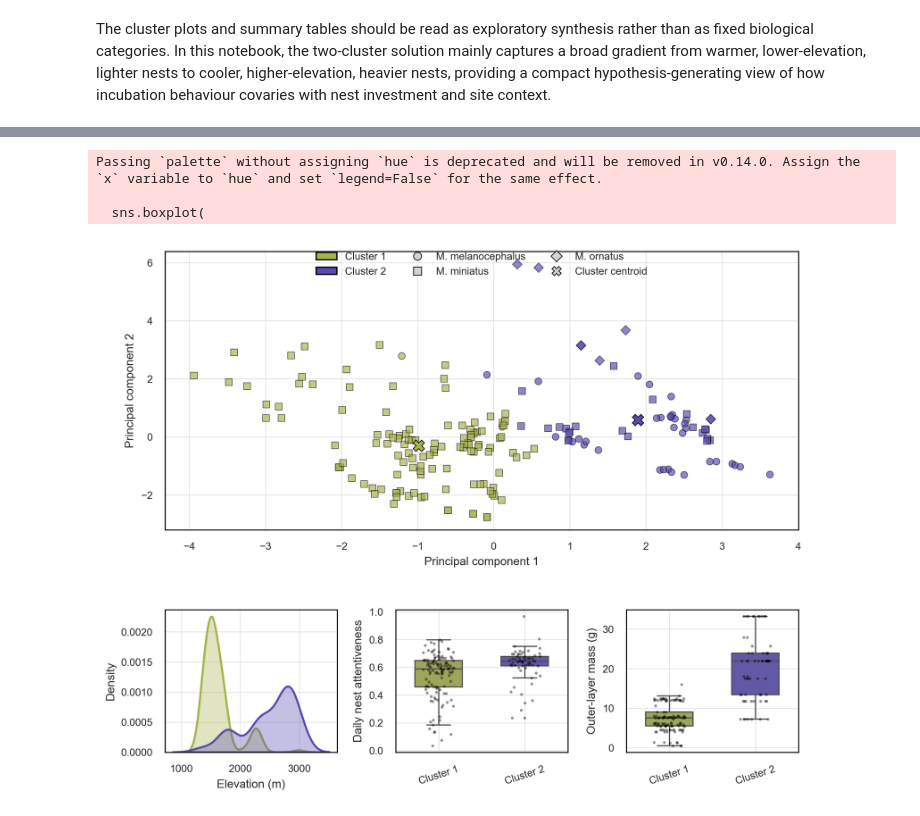
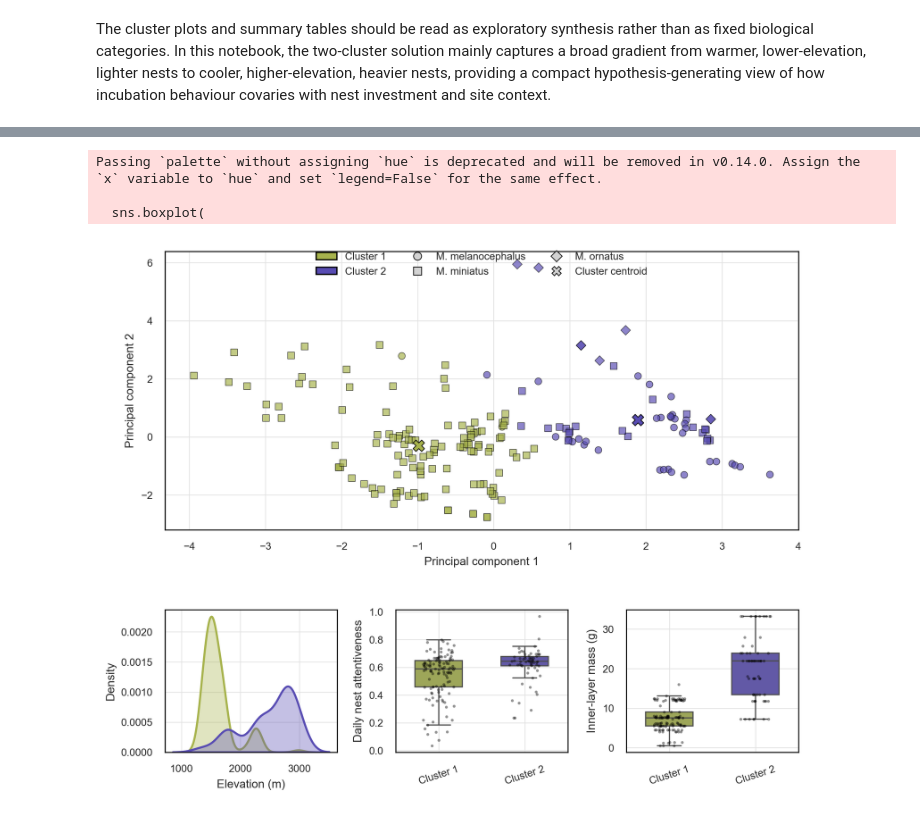
Before and after one commit to jorgelizarazo94/Myiborus_nests, a Jupyter notebook: Supplementary_2.ipynb, the cells around one changed output, grey strips where cells are left out. Saved outputs shown, nothing was run; the diff lists cells and outputs as text; code cells hidden in the pictures.

```diff
--- a/Supplementary_2.ipynb
+++ b/Supplementary_2.ipynb
@@ -2738,32 +2738,32 @@ sns.boxplot(
     data=df_plot,
     x="cluster_label",
     y="Capa_1_g",
     order=[cluster_labels[c] for c in cluster_order],
     palette={cluster_labels[c]: cluster_palette[c] for c in cluster_order},
     width=0.55,
     showfliers=False,
     linewidth=0.9,
     ax=ax_capa,
 )
 sns.stripplot(data=df_plot, x="cluster_label", y="Capa_1_g", order=[cluster_labels[c] for c in cluster_order], color="black", size=2.2, alpha=0.42, jitter=0.18, ax=ax_capa)
 ax_capa.set_xlabel("")
-ax_capa.set_ylabel("Outer-layer mass (g)", fontsize=label_fontsize)
+ax_capa.set_ylabel("Inner-layer mass (g)", fontsize=label_fontsize)
 ax_capa.text(0.04, 0.94, "", transform=ax_capa.transAxes, fontsize=panel_fontsize, fontweight="bold", va="top")
 
 for ax in [ax_pca, ax_hist, ax_att, ax_capa]:
     ax.tick_params(axis="both", labelsize=tick_fontsize)
     ax.grid(True, color=grid_color, linewidth=0.6)
     for spine in ax.spines.values():
         spine.set_color("black")
         spine.set_linewidth(0.8)
 
 for ax in [ax_att, ax_capa]:
     ax.tick_params(axis="x", rotation=18)
 
 plt.savefig("Figures/cluster_pca_elevation_attentiveness_capa1_combined.png", dpi=300, facecolor=paper_facecolor, bbox_inches="tight")
 plt.show()
 # %% [output]
 Passing `palette` without assigning `hue` is deprecated and will be removed in v0.14.0. Assign the `x` variable to `hue` and set `legend=False` for the same effect.
 
   sns.boxplot(
-[figure, old version]
+[figure, new version]
```
Also changed, not shown: parts of 6 cells of this notebook.
